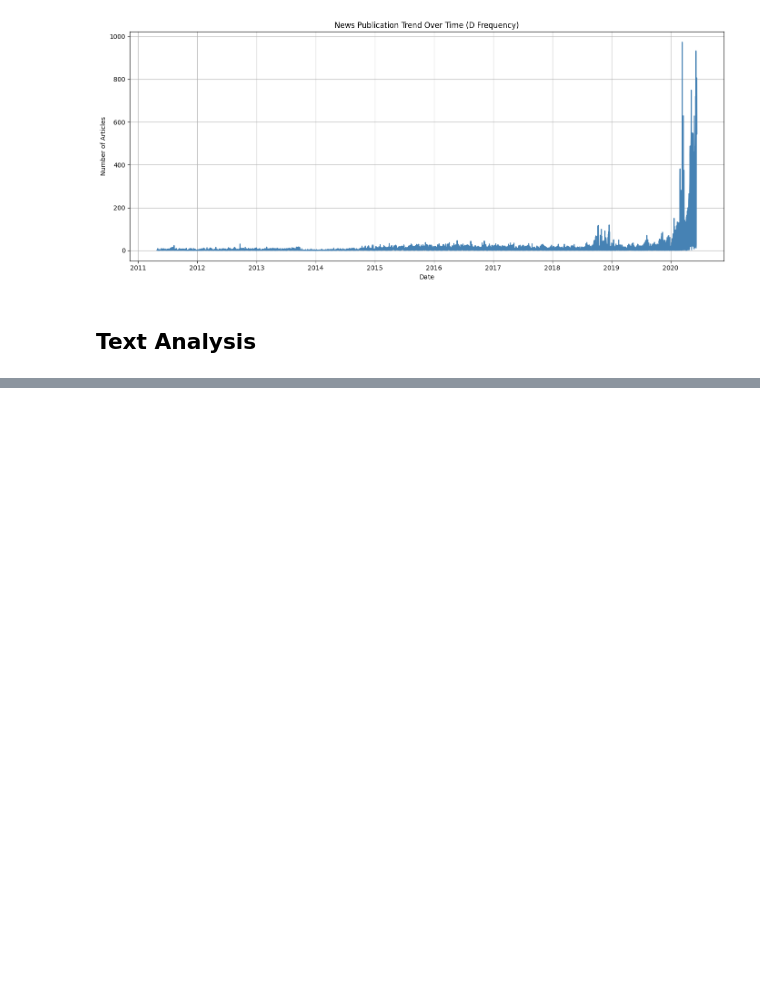
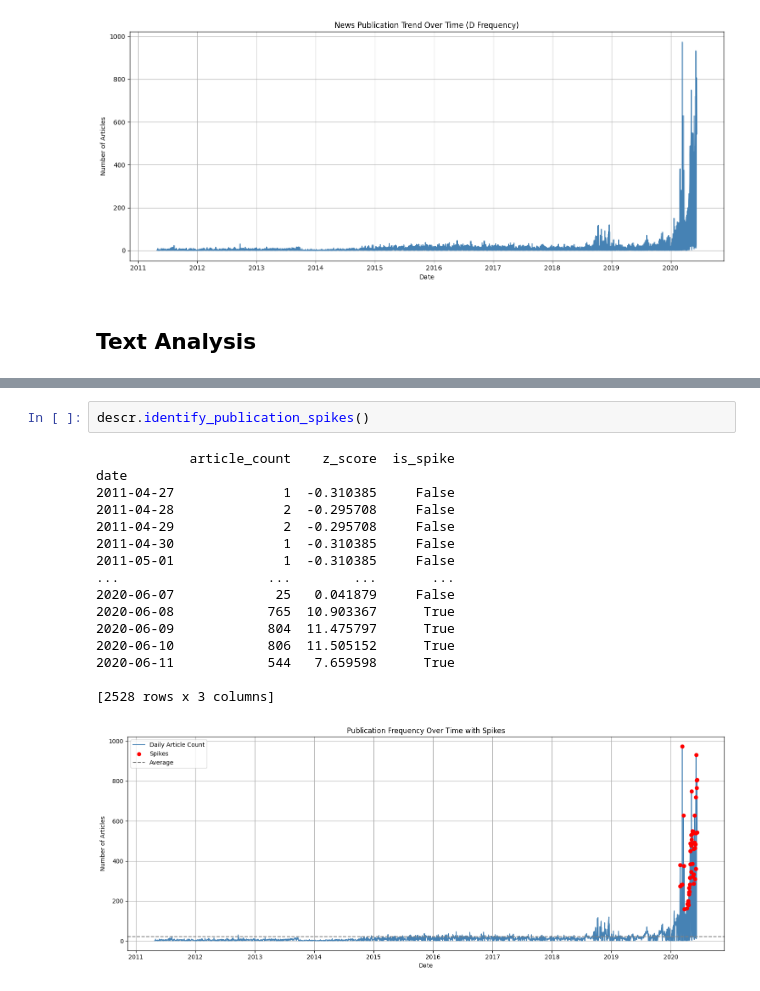
Before and after one commit to mubarek4566/Financial-News-and-Stock-Price-Analysis, a Jupyter notebook: notebooks/main.ipynb, the cells around one changed output, grey strips where cells are left out. Saved outputs shown, nothing was run; the diff lists cells and outputs as text; blank space fills up the shorter version.

```diff
--- a/notebooks/main.ipynb
+++ b/notebooks/main.ipynb
@@ -167,0 +213,19 @@ Passing `palette` without assigning `hue` is deprecated and will be removed in v
+# %%
+descr.identify_publication_spikes()
+# %% [output]
+            article_count    z_score  is_spike
+date
+2011-04-27              1  -0.310385     False
+2011-04-28              2  -0.295708     False
+2011-04-29              2  -0.295708     False
+2011-04-30              1  -0.310385     False
+2011-05-01              1  -0.310385     False
+...                   ...        ...       ...
+2020-06-07             25   0.041879     False
+2020-06-08            765  10.903367      True
+2020-06-09            804  11.475797      True
+2020-06-10            806  11.505152      True
+2020-06-11            544   7.659598      True
+
+[2528 rows x 3 columns]
+[figure, added]
```
Also changed, not shown: parts of 11 cells of this notebook, 1 other file.
